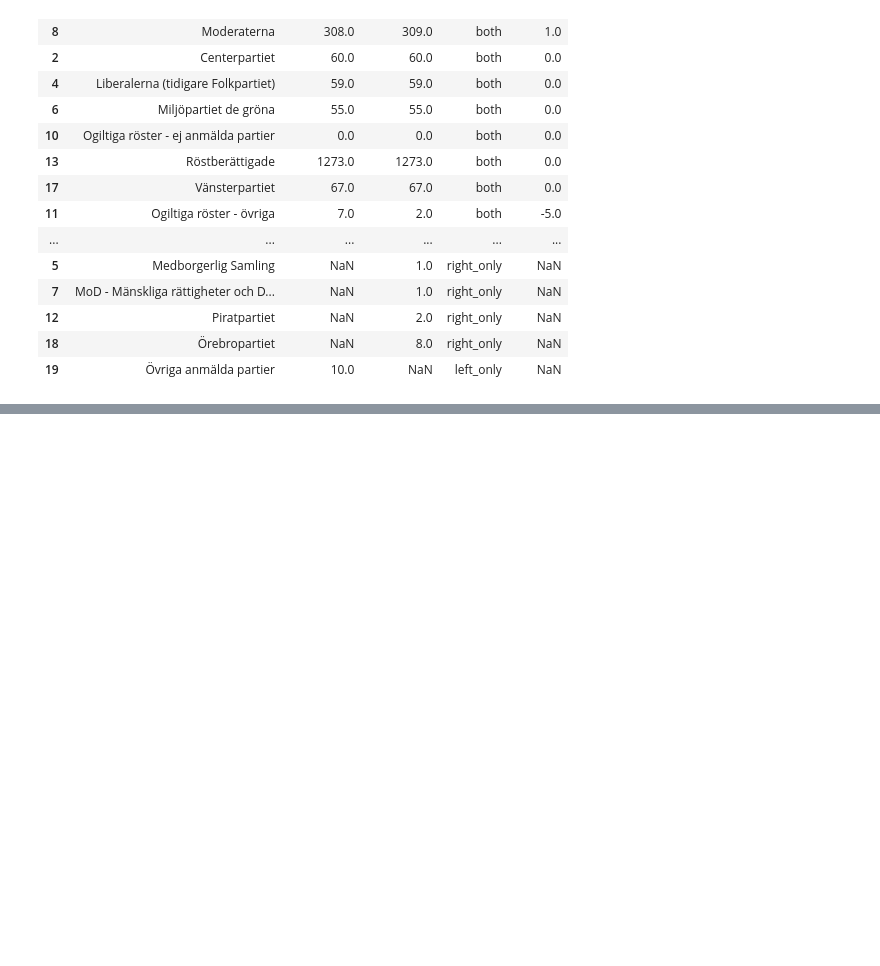
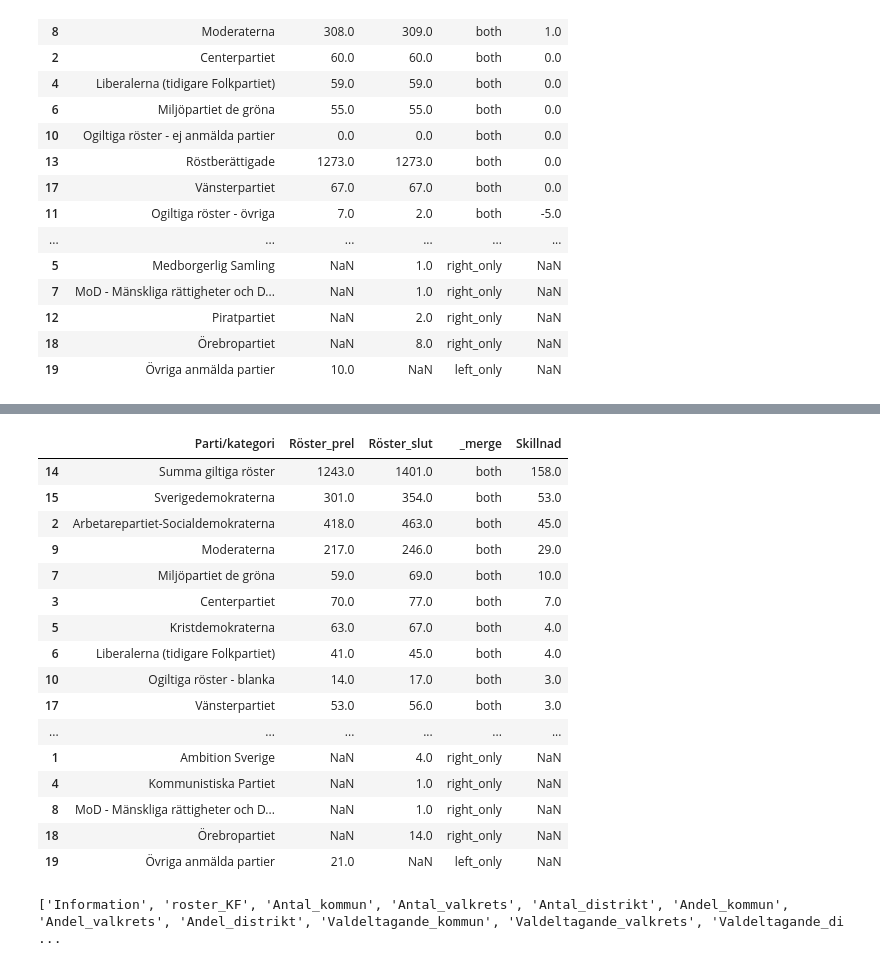
Before and after one commit to sven-0414/py-ai-lab, a Jupyter notebook: data_analysis/egen_lab.ipynb, the cells around one changed output, grey strips where cells are left out. Drawn from its saved outputs; the diff is of its cells as text; code cells hidden in the pictures; blank space fills up the shorter version.

```diff
--- a/data_analysis/egen_lab.ipynb
+++ b/data_analysis/egen_lab.ipynb
@@ -365,0 +420,43 @@ detalj_ky.sort_values('Skillnad', ascending=False)
+# %%
+kod = 20810113  # Kvarnsveden V
+
+prel_kv = prel_distrikt[prel_distrikt['Valdistriktskod'] == kod]
+slutg_kv = roster[roster['Valdistriktskod'] == kod]
+
+detalj_kv = pd.merge(
+    prel_kv[['Parti/kategori', 'Röster']],
+    slutg_kv[['Parti/kategori', 'Röster']],
+    on='Parti/kategori',
+    how='outer',
+    suffixes=('_prel', '_slut'),
+    indicator=True
+)
+
+detalj_kv['Skillnad'] = detalj_kv['Röster_slut'] - detalj_kv['Röster_prel']
+
+detalj_kv.sort_values('Skillnad', ascending=False)
+# %% [output]
+|  | Parti/kategori | Röster_prel | Röster_slut | _merge | Skillnad |
+| 14 | Summa giltiga röster | 1243.0 | 1401.0 | both | 158.0 |
+| 15 | Sverigedemokraterna | 301.0 | 354.0 | both | 53.0 |
+| 2 | Arbetarepartiet-Socialdemokraterna | 418.0 | 463.0 | both | 45.0 |
+| 9 | Moderaterna | 217.0 | 246.0 | both | 29.0 |
+| 7 | Miljöpartiet de gröna | 59.0 | 69.0 | both | 10.0 |
+| 3 | Centerpartiet | 70.0 | 77.0 | both | 7.0 |
+| 5 | Kristdemokraterna | 63.0 | 67.0 | both | 4.0 |
+| 6 | Liberalerna (tidigare Folkpartiet) | 41.0 | 45.0 | both | 4.0 |
+| 10 | Ogiltiga röster - blanka | 14.0 | 17.0 | both | 3.0 |
+| 17 | Vänsterpartiet | 53.0 | 56.0 | both | 3.0 |
+| ... | ... | ... | ... | ... | ... |
+| 1 | Ambition Sverige | NaN | 4.0 | right_only | NaN |
+| 4 | Kommunistiska Partiet | NaN | 1.0 | right_only | NaN |
+| 8 | MoD - Mänskliga rättigheter och D... | NaN | 1.0 | right_only | NaN |
+| 18 | Örebropartiet | NaN | 14.0 | right_only | NaN |
+| 19 | Övriga anmälda partier | 21.0 | NaN | left_only | NaN |
+# %%
+# Dags att titta lite på kommunvalet också
+
+xl = pd.ExcelFile('data/roster-per-distrikt-slutligt-antal-roster-inklusive-totalt-valdeltagande-kommunvalen-2026.xlsx')
+print(xl.sheet_names)
+# %% [output]
+['Information', 'roster_KF', 'Antal_kommun', 'Antal_valkrets', 'Antal_distrikt', 'Andel_kommun', 'Andel_valkrets', 'Andel_distrikt', 'Valdeltagande_kommun', 'Valdeltagande_valkrets', 'Valdeltagande_di ...
```
Also changed, not shown: parts of 9 cells of this notebook.
